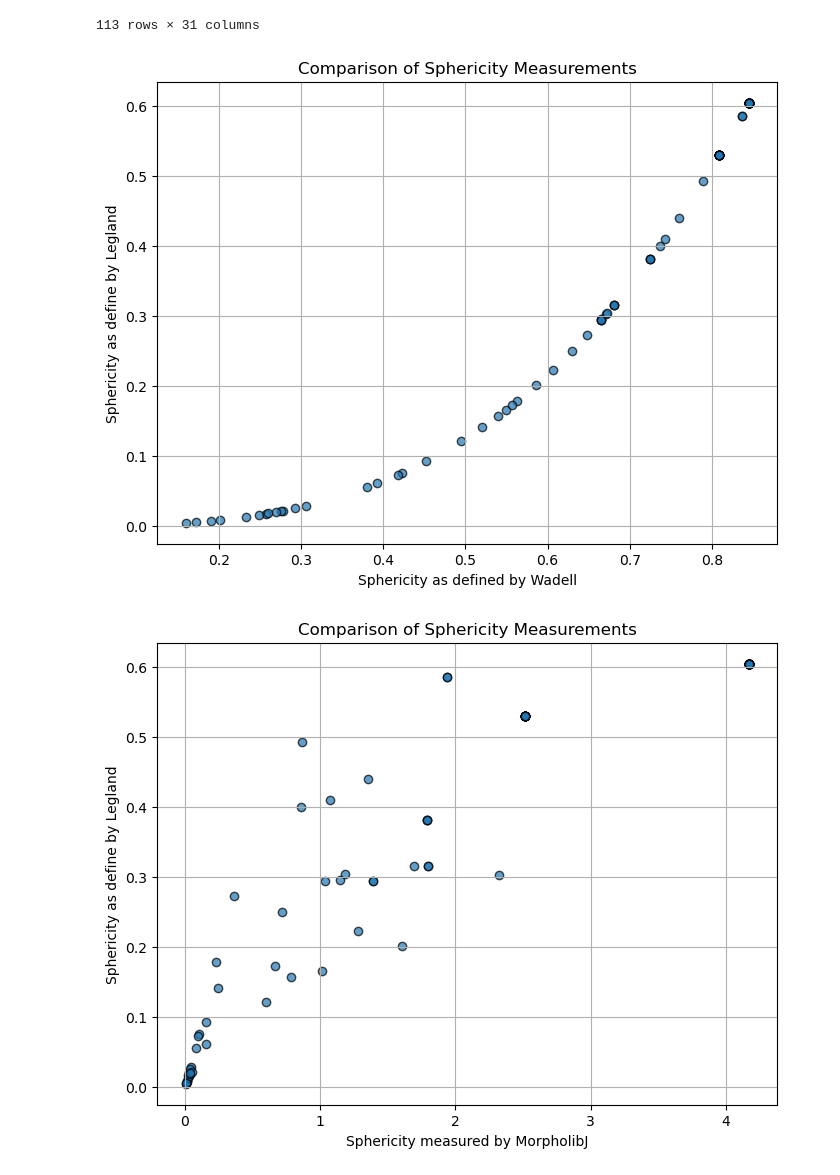
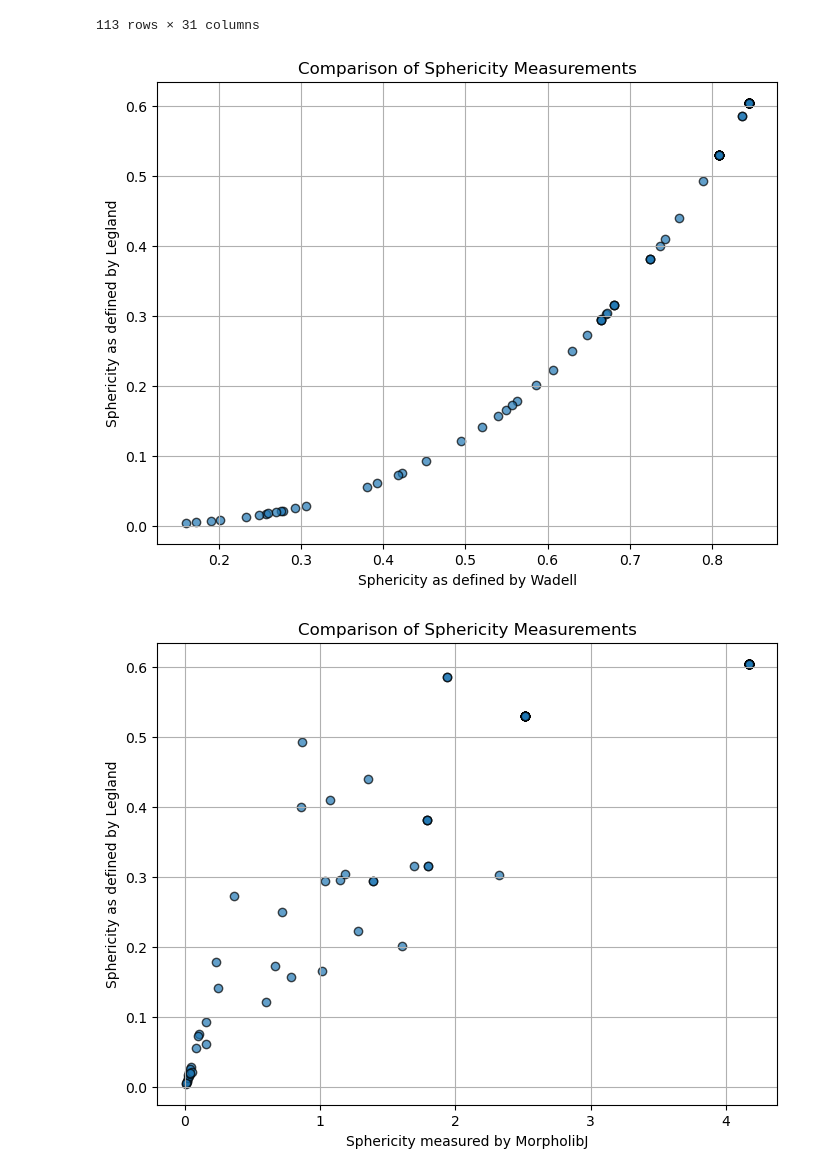
Before and after one commit to haesleinhuepf/spheri, a Jupyter notebook: demo/demo.ipynb, the cells around one changed output. Cells and saved outputs as stored; diff of their text form; code cells hidden in the pictures.

```diff
--- a/demo/demo.ipynb
+++ b/demo/demo.ipynb
@@ -53,5 +60,6 @@ sphere_stats
 # %%
 cube = np.zeros((10,10,10))
 cube[1:9,1:9,1:9] = 1
-soli.measure(cube)
+cube_stats = soli.measure(cube)
+cube_stats[["sphericity_wadell", "sphericity_legland"]]
 # %% [output]
@@ -138,18 +148,18 @@ stats_morpholibj
 # %%
 # Extract sphericity values
 sphericity_wadell = nuclei_stats["sphericity_wadell"]
 sphericity_legland = nuclei_stats["sphericity_legland"]
 
 # Create a scatter plot
 plt.figure(figsize=(8, 6))
 plt.scatter(sphericity_wadell, sphericity_legland, alpha=0.7, edgecolors='k')
 plt.title('Comparison of Sphericity Measurements')
 plt.xlabel('Sphericity as defined by Wadell')
-plt.ylabel('Sphericity as define by Legland')
+plt.ylabel('Sphericity as defined by Legland')
 plt.grid(True)
 plt.show()
 # %% [output]
-[figure, old version]
+[figure, new version]
 # %%
 # Extract sphericity values
 sphericity_morpholibj = stats_morpholibj["Sphericity"]
@@ -160,8 +170,8 @@ plt.figure(figsize=(8, 6))
 plt.scatter(sphericity_morpholibj, sphericity_legland, alpha=0.7, edgecolors='k')
 plt.title('Comparison of Sphericity Measurements')
 plt.xlabel('Sphericity measured by MorpholibJ')
-plt.ylabel('Sphericity as define by Legland')
+plt.ylabel('Sphericity as defined by Legland')
 plt.grid(True)
 plt.show()
 # %% [output]
-[figure, old version]
+[figure, new version]
```
Also changed, not shown: parts of 6 cells of this notebook, 1 other file.
